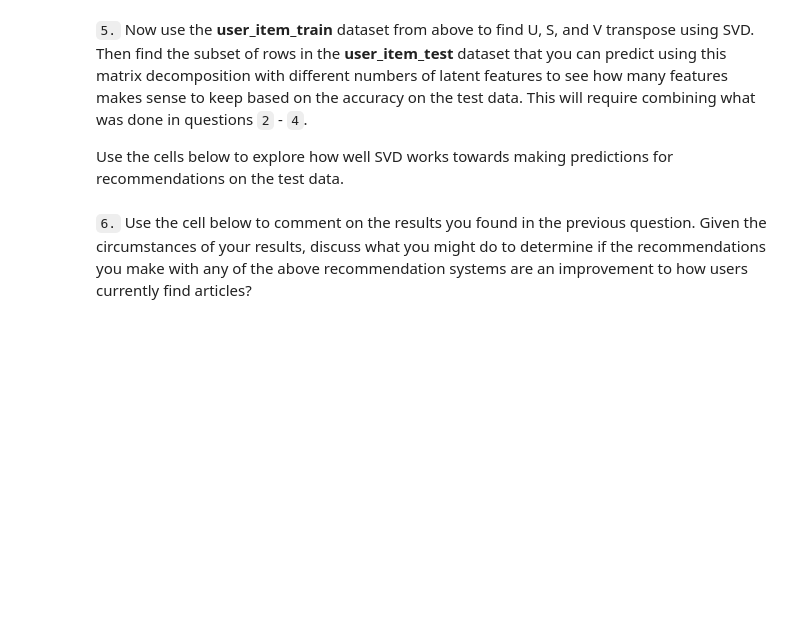
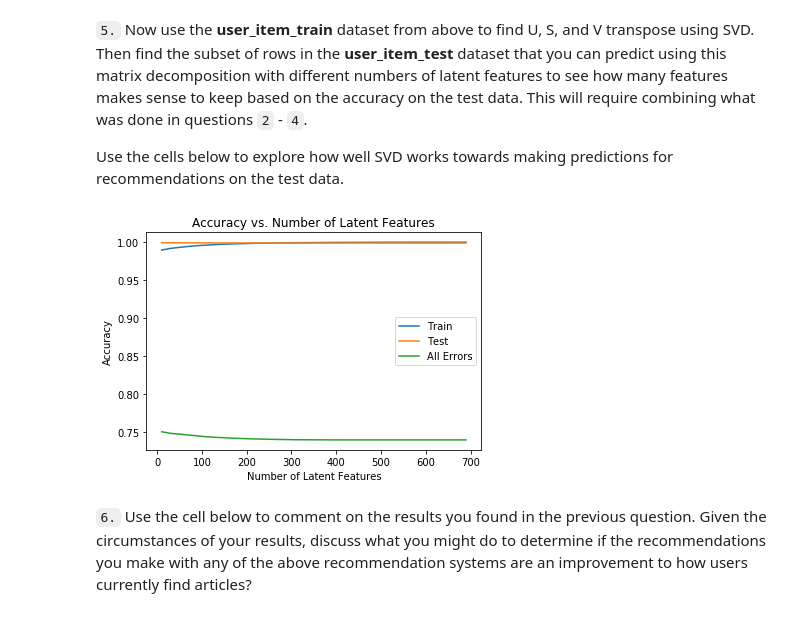
Before and after one commit to PaperStrange/Udacity_DataScientist, a Jupyter notebook: DS_term2_project3/model/Recommendations_with_IBM.ipynb, the cells around one changed output. Cells and saved outputs as stored; diff of their text form; code cells hidden in the pictures; blank space fills up the shorter version.

Commit message:
FEATS: add train-test SVD codes in recommendation jupyter notes

```diff
--- a/DS_term2_project3/model/Recommendations_with_IBM.ipynb
+++ b/DS_term2_project3/model/Recommendations_with_IBM.ipynb
@@ -966,6 +864,60 @@ u_train, s_train, vt_train = np.linalg.svd(user_item_train) # fit svd similar to
 # %%
 # Use these cells to see how well you can use the training
 # decomposition to predict on test data
+
+
+row_indexs_pred = user_item_train.index.isin(test_idx)
+col_indexs_pred = user_item_train.columns.isin(test_arts)
+u_test = u_train[row_indexs_pred, :]
+vt_test = vt_train[:, col_indexs_pred]
+s_test = s_train
+# %%
+num_latent_feats = np.arange(10, 700+10, 20)
+sum_errs_train = []
+sum_errs_test = []
+all_errs = []
+
+for k in num_latent_feats:
+    s_train_, u_train_, vt_train_ = \
+        np.diag(s_train[:k]), u_train[:, :k], vt_train[:k, :]
+    s_test_, u_test_, vt_test_ = \
+        np.diag(s_test[:k]), u_test[:, :k], vt_test[:k, :]
+
+    user_item_pred_train = \
+        np.around(np.dot(np.dot(u_train_, s_train_), vt_train_))
+    user_item_pred_test = \
+        np.around(np.dot(np.dot(u_test_, s_test_), vt_test_))
+    user_item_test_ = \
+        user_item_test.loc[user_item_train.index[row_indexs_pred], :]
+
+    diffs_train = np.subtract(user_item_train, user_item_pred_train)
+    diffs_test = np.subtract(user_item_test_, user_item_pred_test)
+    diffs_train_sum = np.sum(np.sum(np.abs(diffs_train)))
+#     diffs_test_sum = np.sum(np.sum(user_item_pred_test))
+    diffs_test_sum = np.sum(np.sum(np.abs(diffs_test)))
+    diffs_all_sum = \
+        np.sum(user_item_pred_test) + np.sum(np.sum(user_item_test))
+
+    err_train_div = user_item_train.shape[0] * user_item_test.shape[1]
+    err_test_div1 = user_item_test.shape[0] * user_item_test.shape[1]
+    err_test_div2 = user_item_test.shape[0] * user_item_test.shape[1]
+    err_train = 1 - diffs_train_sum / err_train_div
+    err_test = 1 - diffs_test_sum / err_test_div1
+    err_all = 1 - diffs_all_sum / err_test_div2
+
+    sum_errs_train.append(err_train)
+    sum_errs_test.append(err_test)
+    all_errs.append(err_all)
+
+plt.plot(num_latent_feats, np.array(sum_errs_train));
+plt.plot(num_latent_feats, np.array(sum_errs_test));
+plt.plot(num_latent_feats, np.array(all_errs));
+plt.xlabel('Number of Latent Features');
+plt.ylabel('Accuracy');
+plt.title('Accuracy vs. Number of Latent Features');
+plt.legend(["Train", "Test", "All Errors"]);
+# %% [output]
+[figure, added]
 # %% [markdown]
 `6.` Use the cell below to comment on the results you found in the previous question. Given the circumstances of your results, discuss what you might do to determine if the recommendations you make with any of the above recommendation systems are an improvement to how users currently find articles?
 # %% [markdown]
```
Also changed, not shown: parts of 18 cells of this notebook.
